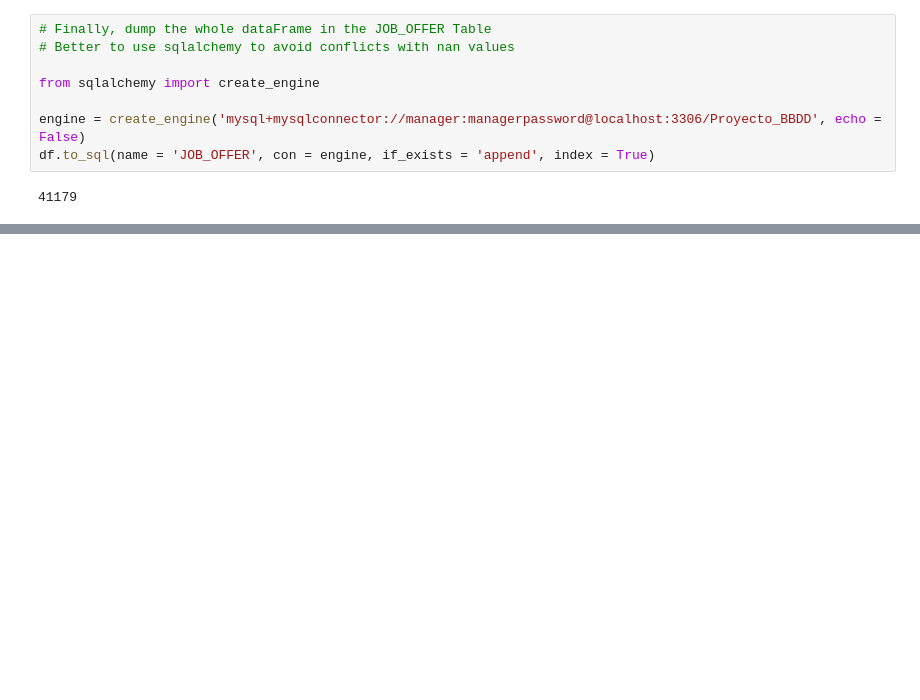
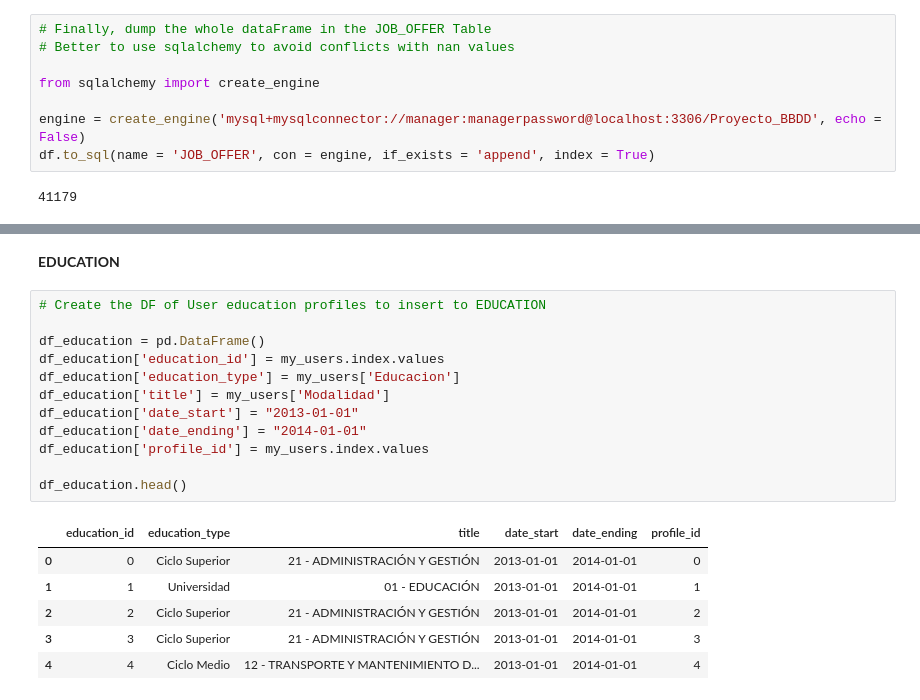
Before and after one commit to GetIn-Exp/BD-Project-2022, a Jupyter notebook: database_model/data_driver.ipynb, the cells around one changed output, grey strips where cells are left out. Cells and saved outputs as stored; diff of their text form; blank space fills up the shorter version.

```diff
--- a/database_model/data_driver.ipynb
+++ b/database_model/data_driver.ipynb
@@ -161,0 +330,21 @@ df.to_sql(name = 'JOB_OFFER', con = engine, if_exists = 'append', index = True)
+# %% [markdown]
+**EDUCATION**
+# %%
+# Create the DF of User education profiles to insert to EDUCATION
+
+df_education = pd.DataFrame()
+df_education['education_id'] = my_users.index.values
+df_education['education_type'] = my_users['Educacion']
+df_education['title'] = my_users['Modalidad']
+df_education['date_start'] = "2013-01-01"
+df_education['date_ending'] = "2014-01-01"
+df_education['profile_id'] = my_users.index.values
+
+df_education.head()
+# %% [output]
+|  | education_id | education_type | title | date_start | date_ending | profile_id |
+| 0 | 0 | Ciclo Superior | 21 - ADMINISTRACIÓN Y GESTIÓN | 2013-01-01 | 2014-01-01 | 0 |
+| 1 | 1 | Universidad | 01 - EDUCACIÓN | 2013-01-01 | 2014-01-01 | 1 |
+| 2 | 2 | Ciclo Superior | 21 - ADMINISTRACIÓN Y GESTIÓN | 2013-01-01 | 2014-01-01 | 2 |
+| 3 | 3 | Ciclo Superior | 21 - ADMINISTRACIÓN Y GESTIÓN | 2013-01-01 | 2014-01-01 | 3 |
+| 4 | 4 | Ciclo Medio | 12 - TRANSPORTE Y MANTENIMIENTO D... | 2013-01-01 | 2014-01-01 | 4 |
```
Also changed, not shown: parts of 27 cells of this notebook.
